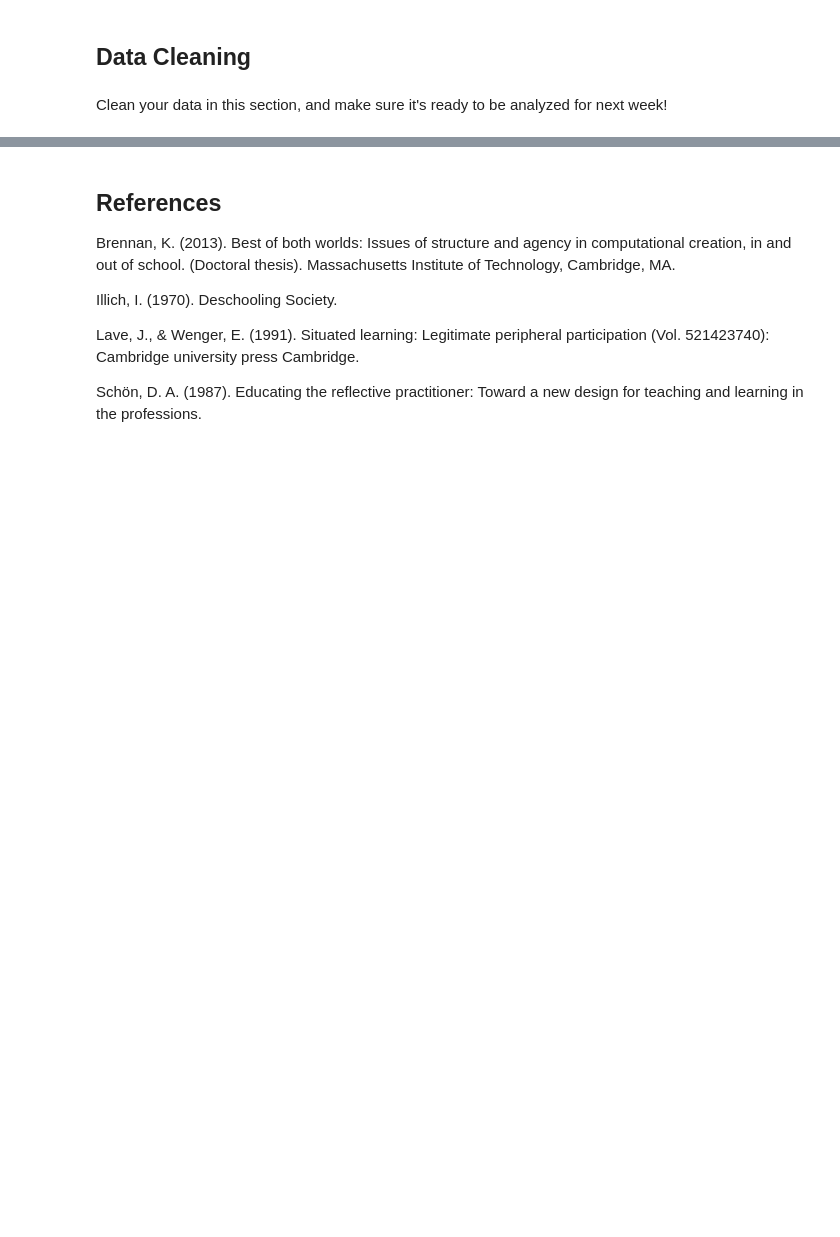
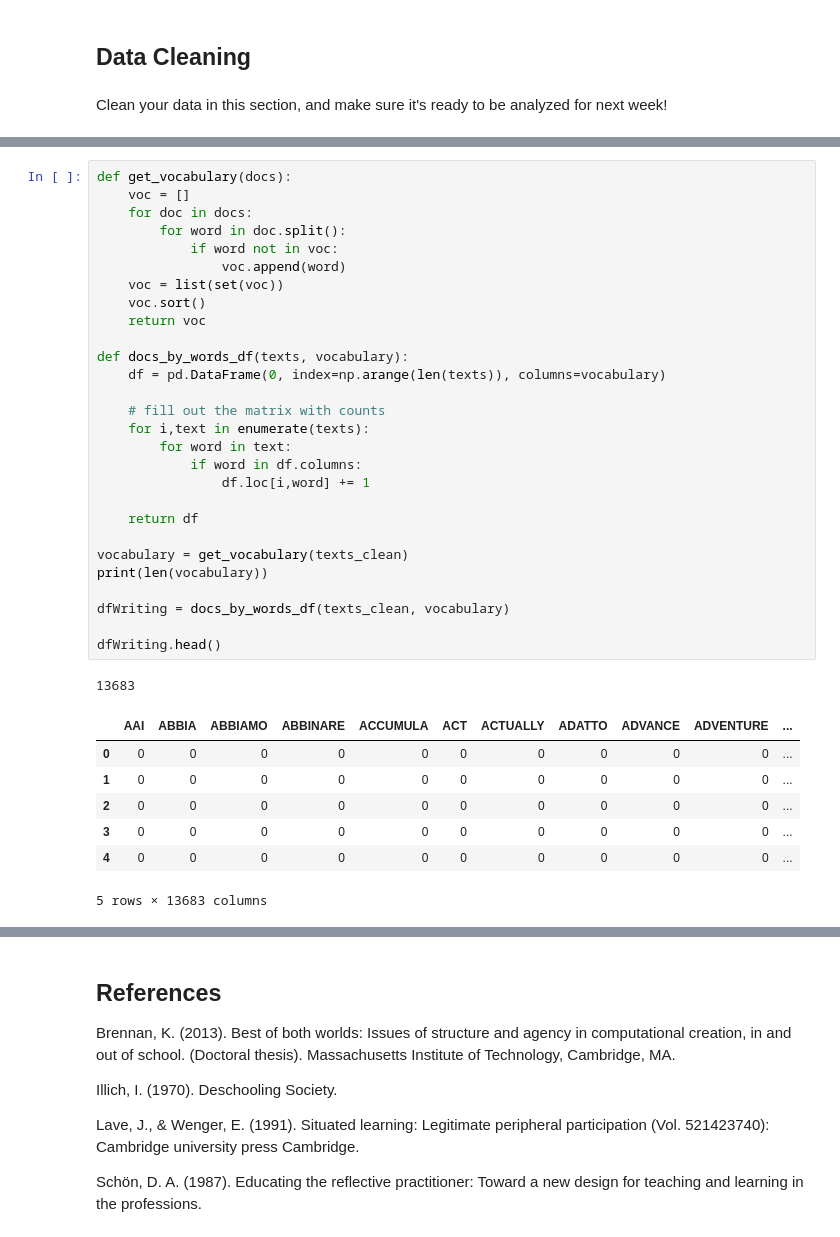
Before and after one commit to hgse-s435/final-project-paulinahaduong, a Jupyter notebook: Week9-Final-Project-haduong.ipynb, the cells around one changed output, grey strips where cells are left out. Cells and saved outputs as stored; diff of their text form; blank space fills up the shorter version.

```diff
--- a/Week9-Final-Project-haduong.ipynb
+++ b/Week9-Final-Project-haduong.ipynb
@@ -260,0 +408,37 @@ merged_df.head()
+# %%
+def get_vocabulary(docs):
+    voc = []
+    for doc in docs:
+        for word in doc.split():
+            if word not in voc:
+                voc.append(word)
+    voc = list(set(voc))
+    voc.sort()
+    return voc
+
+def docs_by_words_df(texts, vocabulary):
+    df = pd.DataFrame(0, index=np.arange(len(texts)), columns=vocabulary)
+
+    # fill out the matrix with counts
+    for i,text in enumerate(texts):
+        for word in text:
+            if word in df.columns:
+                df.loc[i,word] += 1
+
+    return df
+
+vocabulary = get_vocabulary(texts_clean)
+print(len(vocabulary))
+
+dfWriting = docs_by_words_df(texts_clean, vocabulary)
+
+dfWriting.head()
+# %% [output]
+13683
+|  | AAI | ABBIA | ABBIAMO | ABBINARE | ACCUMULA | ACT | ACTUALLY | ADATTO | ADVANCE | ADVENTURE | ... |
+| 0 | 0 | 0 | 0 | 0 | 0 | 0 | 0 | 0 | 0 | 0 | ... |
+| 1 | 0 | 0 | 0 | 0 | 0 | 0 | 0 | 0 | 0 | 0 | ... |
+| 2 | 0 | 0 | 0 | 0 | 0 | 0 | 0 | 0 | 0 | 0 | ... |
+| 3 | 0 | 0 | 0 | 0 | 0 | 0 | 0 | 0 | 0 | 0 | ... |
+| 4 | 0 | 0 | 0 | 0 | 0 | 0 | 0 | 0 | 0 | 0 | ... |
+5 rows × 13683 columns
```
Also changed, not shown: parts of 16 cells of this notebook, 1 other file.
